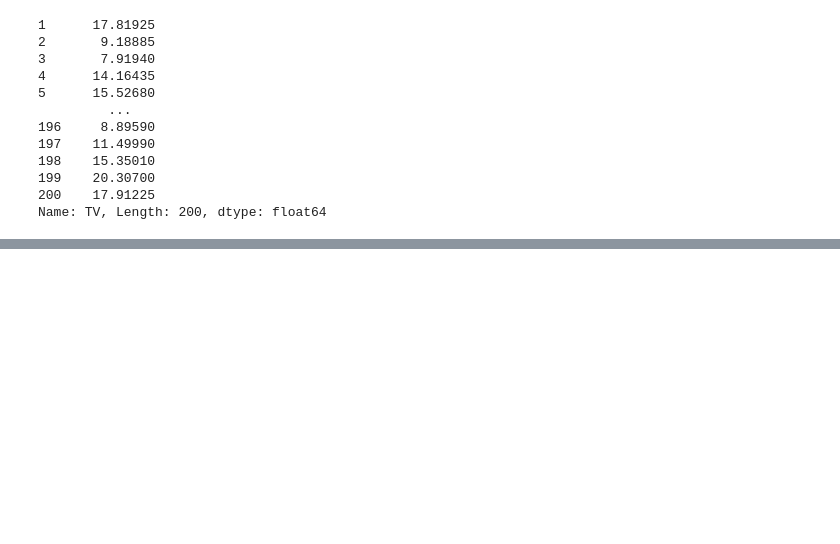
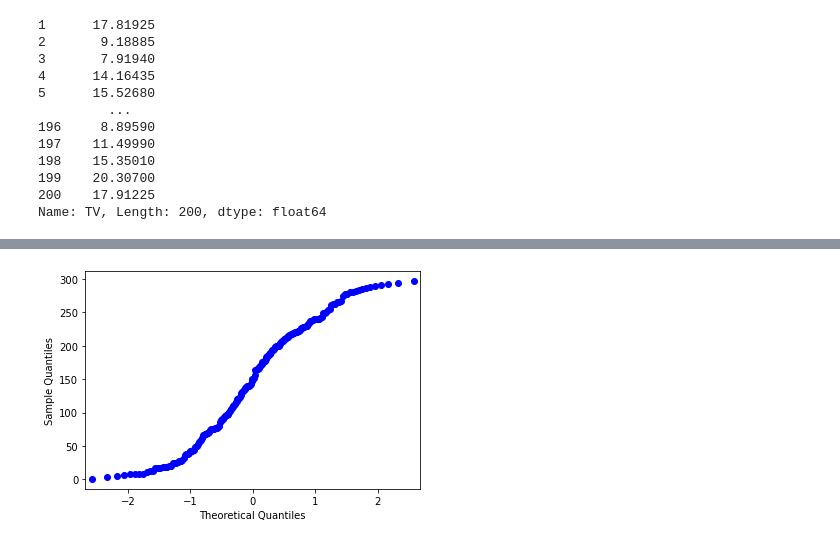
Before and after one commit to malfaroe/Framework, a Jupyter notebook: ImplementProjects/HTesting.ipynb, the cells around one changed output, grey strips where cells are left out. Cells and saved outputs as stored; diff of their text form; code cells hidden in the pictures; blank space fills up the shorter version.

```diff
--- a/ImplementProjects/HTesting.ipynb
+++ b/ImplementProjects/HTesting.ipynb
@@ -140,0 +170,5 @@ Name: TV, Length: 200, dtype: float64
+# %%
+fig = sm.qqplot(df.TV)
+plt.show()
+# %% [output]
+[figure, added]
```
Also changed, not shown: parts of 5 cells of this notebook, 4 other files.
